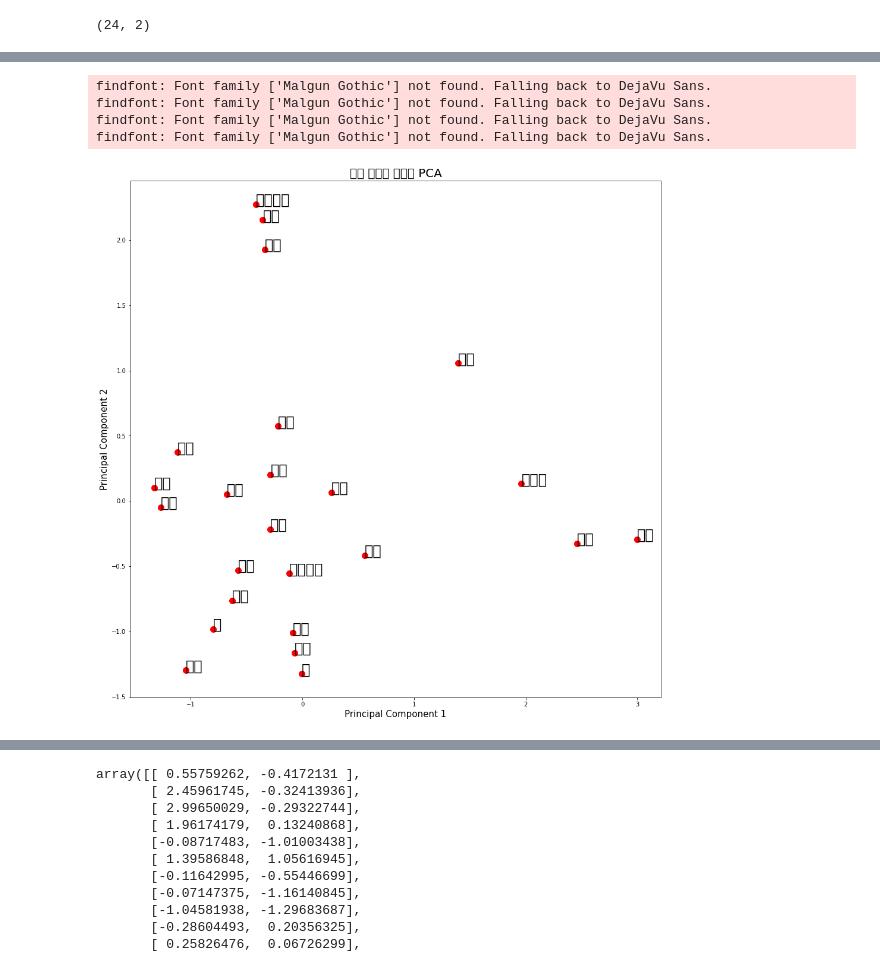
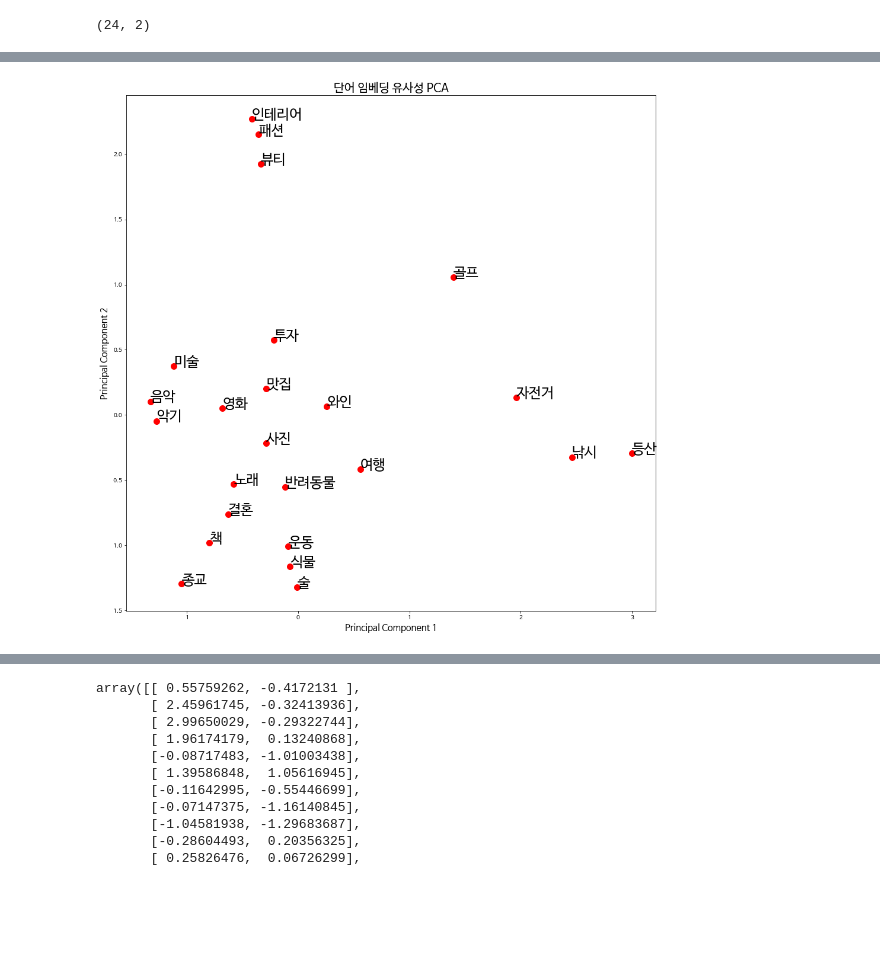
Before and after one commit to yunhaeng/Sinor_recommendation, a Jupyter notebook: test(colab).ipynb, the cells around one changed output, grey strips where cells are left out. Drawn from its saved outputs; the diff is of its cells as text; code cells hidden in the pictures; blank space fills up the shorter version.

```diff
--- a/test(colab).ipynb
+++ b/test(colab).ipynb
@@ -55,23 +86,19 @@ tsne_vec.shape
 # %%
 #시각화 해봅시당
 import matplotlib.pyplot as plt
-plt.rc("font", family="Malgun Gothic")
+plt.rc('font', family='NanumBarunGothic')
 
 fig = plt.figure(figsize = (16, 16))
 ax = fig.add_subplot(1, 1, 1)
 ax.set_xlabel('Principal Component 1', fontsize = 15)
 ax.set_ylabel('Principal Component 2', fontsize = 15)
 ax.set_title('단어 임베딩 유사성 PCA', fontsize=20)
 
 plt.scatter(pca_vec[:,0],pca_vec[:,1],s=100,color="red")
 for i, label in enumerate(preferences):
     plt.annotate(label, (pca_vec[i][0], pca_vec[i][1]), fontsize= 24 )
 # %% [output]
-findfont: Font family ['Malgun Gothic'] not found. Falling back to DejaVu Sans.
-findfont: Font family ['Malgun Gothic'] not found. Falling back to DejaVu Sans.
-findfont: Font family ['Malgun Gothic'] not found. Falling back to DejaVu Sans.
-findfont: Font family ['Malgun Gothic'] not found. Falling back to DejaVu Sans.
-[figure, old version]
+[figure, new version]
 # %%
 #시각화 해봅시당
 import matplotlib.pyplot as pl
```
Also changed, not shown: parts of 5 cells of this notebook.
